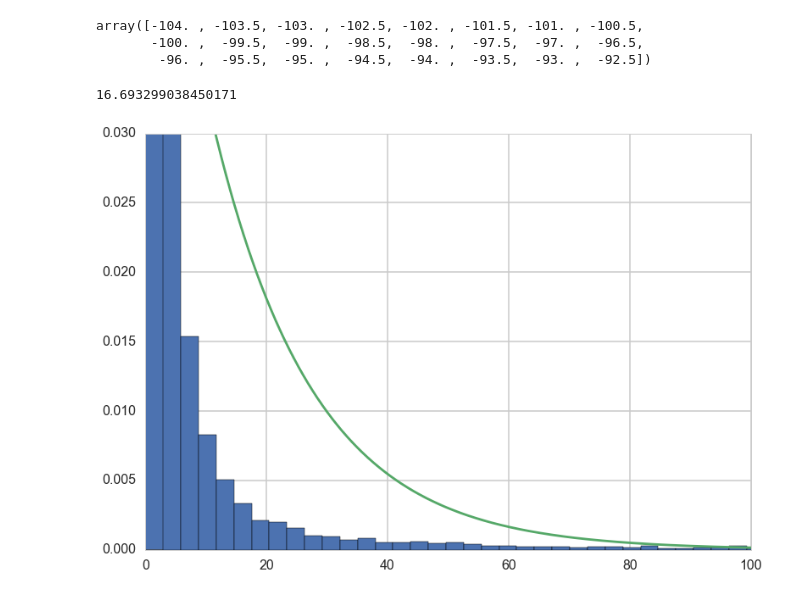
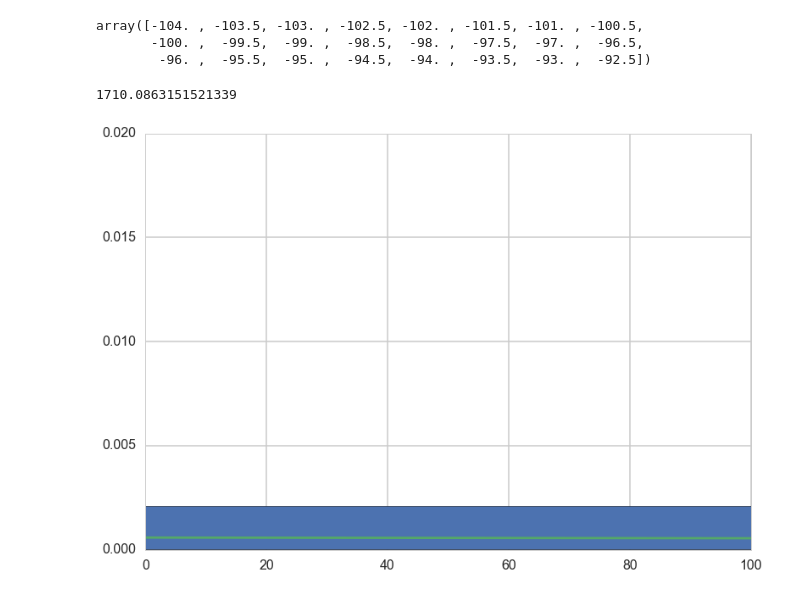
Before and after one commit to tperol/earthquake-clusters, a Jupyter notebook: explore_data_eric.ipynb, the cells around one changed output. Cells and saved outputs as stored; diff of their text form; code cells hidden in the pictures.

```diff
--- a/explore_data_eric.ipynb
+++ b/explore_data_eric.ipynb
@@ -351,12 +351,12 @@ def add_region_col(df):
 since_1980_df=add_region_col(since_1980_df)
 # %%
 since_1980_df_subset = since_1980_df[since_1980_df.region==((-98.0, -97.5), (35.5, 36.0))]
-deltas = get_hours_between(since_1980_df_subset[1:5])
+deltas = get_hours_between(since_1980_df_subset)
 coordinates = fit_expo(deltas)
 coordinates
 # %% [output]
-16.693299038450171
+1710.0863151521339
-[figure, old version]
+[figure, new version]
 # %%
 #Exponential?
 #sp.stats.kstest(deltas, 'expon', alternative='two-sided')
```
Also changed, not shown: parts of 2 cells of this notebook.
